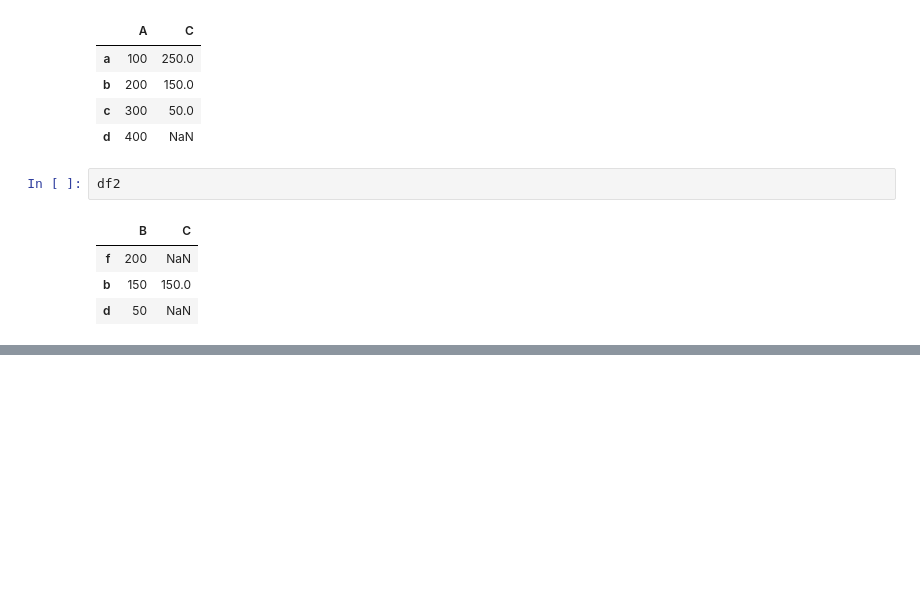
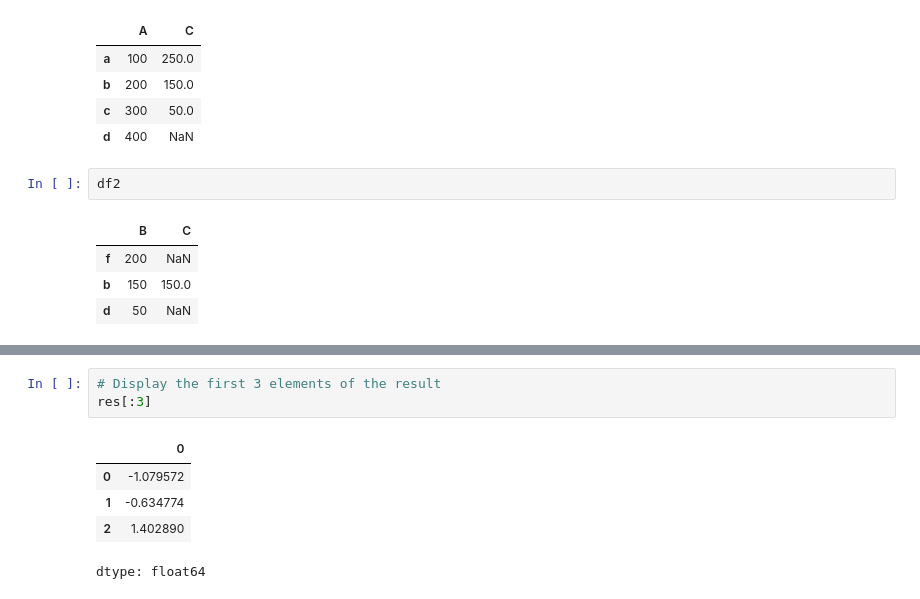
Before and after one commit to Saifullah785/python-for-finance-notes, a Jupyter notebook: Chapter_05_Data_Analysis_with_pandas/Chapter_05_Data_Analysis_with_pandas.ipynb, the cells around one changed output, grey strips where cells are left out. Drawn from its saved outputs; the diff is of its cells as text; blank space fills up the shorter version.

```diff
--- a/Chapter_05_Data_Analysis_with_pandas/Chapter_05_Data_Analysis_with_pandas.ipynb
+++ b/Chapter_05_Data_Analysis_with_pandas/Chapter_05_Data_Analysis_with_pandas.ipynb
@@ -1013,0 +1132,9 @@ pd.merge(df1, df2, left_on='A', right_on='B')
+# %%
+# Display the first 3 elements of the result
+res[:3]
+# %% [output]
+|  | 0 |
+| 0 | -1.079572 |
+| 1 | -0.634774 |
+| 2 | 1.402890 |
+dtype: float64
```
Also changed, not shown: parts of 54 cells of this notebook.
